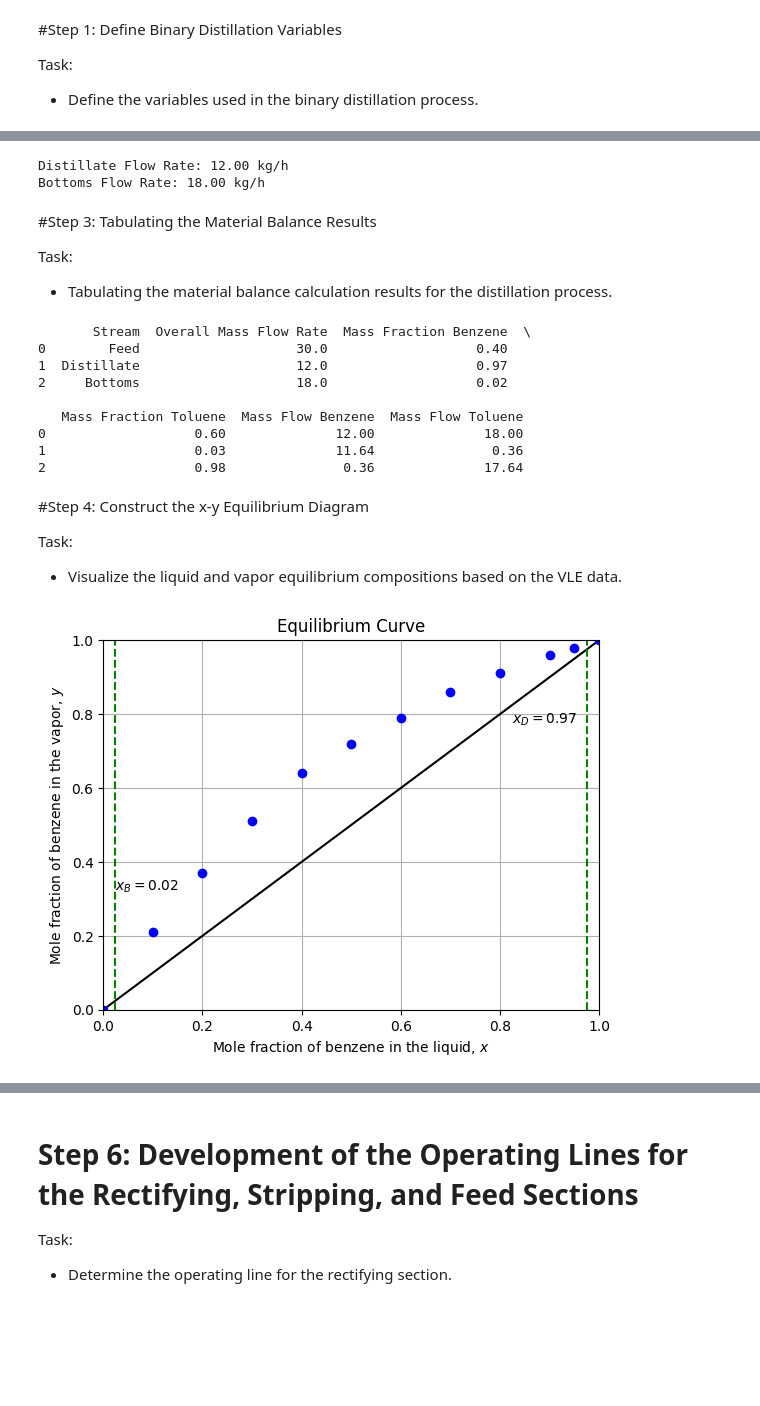
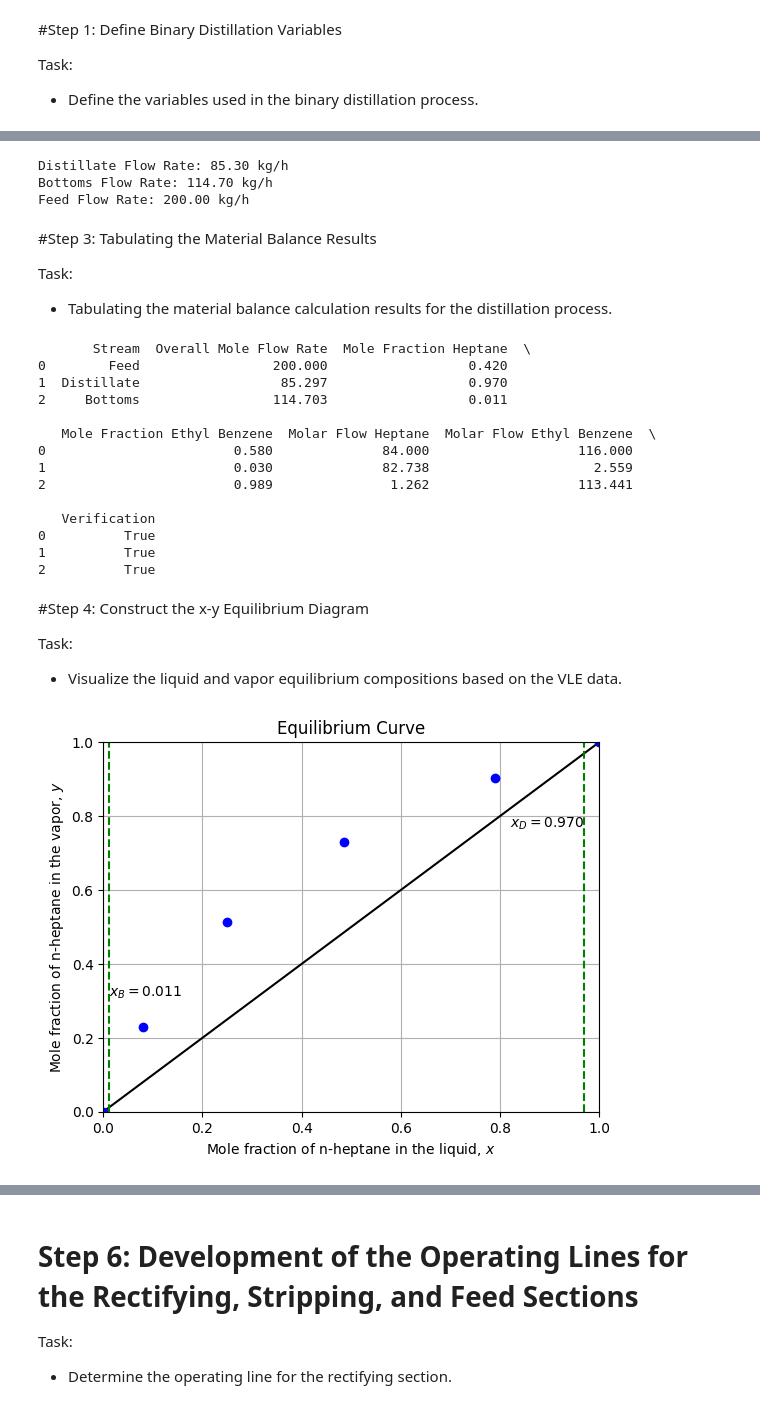
Before and after one commit to iamyosephch/chemical-engineering, a Jupyter notebook: Binary_Distillation.ipynb, the cells around one changed output, grey strips where cells are left out. Cells and saved outputs as stored; diff of their text form; code cells hidden in the pictures; blank space fills up the shorter version.

```diff
--- a/Binary_Distillation.ipynb
+++ b/Binary_Distillation.ipynb
@@ -161,16 +151,18 @@ $
 </div>
 # %%
 #Developing the Material Balance Model
-A = np.array([[1,1],[w_benzene_distillate,w_benzene_bottoms]])
-b = np.array([feed_flow,w_benzene_feed*feed_flow])
+A = np.array([[1,1],[mole_fraction_heptane_distillate ,mole_fraction_heptane_bottoms]])
+b = np.array([feed_flow_mol_h,mole_fraction_heptane_feed*feed_flow_mol_h])
 x = np.linalg.solve(A,b)
 distillate_flow = x[0]
 bottoms_flow = x[1]
 print(f"Distillate Flow Rate: {distillate_flow:.2f} kg/h")
 print(f"Bottoms Flow Rate: {bottoms_flow:.2f} kg/h")
+print(f"Feed Flow Rate: {distillate_flow+bottoms_flow:.2f} kg/h")
 # %% [output]
-Distillate Flow Rate: 12.00 kg/h
-Bottoms Flow Rate: 18.00 kg/h
+Distillate Flow Rate: 85.30 kg/h
+Bottoms Flow Rate: 114.70 kg/h
+Feed Flow Rate: 200.00 kg/h
 # %% [markdown]
 #Step 3: Tabulating the Material Balance Results
 
@@ -181,24 +173,30 @@ import pandas as pd
 
 #Defining the variable and results of material balance calculation
 stream = ["Feed","Distillate","Bottoms"]
-mass_flow_rate = [feed_flow,distillate_flow,bottoms_flow]
-mass_fraction_benzene = [feed_mass_fractions[0],distillate_mass_fractions[0],bottoms_mass_fractions[0]]
+mole_flow_rate = np.round([feed_flow_mol_h,distillate_flow,bottoms_flow],3)
+mole_fraction_heptane = np.round([mole_fraction_heptane_feed,mole_fraction_heptane_distillate,mole_fraction_heptane_bottoms],3)
 
-data = pd.DataFrame({"Stream":stream,"Overall Mass Flow Rate":mass_flow_rate,"Mass Fraction Benzene":mass_fraction_benzene})
-data["Mass Fraction Toluene"] = complement_fraction(data["Mass Fraction Benzene"])
-data["Mass Flow Benzene"] = data["Overall Mass Flow Rate"] * data["Mass Fraction Benzene"]
-data["Mass Flow Toluene"] = data["Overall Mass Flow Rate"] - data["Mass Flow Benzene"]
+data = pd.DataFrame({"Stream":stream,"Overall Mole Flow Rate":mole_flow_rate,"Mole Fraction Heptane":mole_fraction_heptane})
+data["Mole Fraction Ethyl Benzene"] = complement_fraction(data["Mole Fraction Heptane"])
+data["Molar Flow Heptane"] = np.round(data["Overall Mole Flow Rate"] * data["Mole Fraction Heptane"],3)
+data["Molar Flow Ethyl Benzene"] = np.round(data["Overall Mole Flow Rate"] - data["Molar Flow Heptane"],3)
+data["Verification"] = data["Molar Flow Heptane"] + data["Molar Flow Ethyl Benzene"] == data["Overall Mole Flow Rate"]
 print(data)
 # %% [output]
-       Stream  Overall Mass Flow Rate  Mass Fraction Benzene  \
-0        Feed                    30.0                   0.40
-1  Distillate                    12.0                   0.97
-2     Bottoms                    18.0                   0.02
+       Stream  Overall Mole Flow Rate  Mole Fraction Heptane  \
+0        Feed                 200.000                  0.420
+1  Distillate                  85.297                  0.970
+2     Bottoms                 114.703                  0.011
 
-   Mass Fraction Toluene  Mass Flow Benzene  Mass Flow Toluene
-0                   0.60              12.00              18.00
-1                   0.03              11.64               0.36
-2                   0.98               0.36              17.64
+   Mole Fraction Ethyl Benzene  Molar Flow Heptane  Molar Flow Ethyl Benzene  \
+0                        0.580              84.000                   116.000
+1                        0.030              82.738                     2.559
+2                        0.989               1.262                   113.441
+
+   Verification
+0          True
+1          True
+2          True
 # %% [markdown]
 #Step 4: Construct the x-y Equilibrium Diagram
 
@@ -207,24 +205,24 @@ Task:
 # %%
 #Define the x–y Line
 def line45deg(x):
   return x
 
 increment = 0.1
 x_line_45 = np.linspace(0,1,100)
 y_line_45 = line45deg(x_line_45)
 
 plt.plot(x_line_45,y_line_45,color="black")
-plt.plot(mole_x_benzene,mole_y_benzene,'bo')
+plt.plot(mole_x_heptane,mole_y_heptane,'bo')
 plt.title('Equilibrium Curve')
-plt.xlabel('Mole fraction of benzene in the liquid, $x$')
-plt.ylabel('Mole fraction of benzene in the vapor, $y$')
+plt.xlabel('Mole fraction of n-heptane in the liquid, $x$')
+plt.ylabel('Mole fraction of n-heptane in the vapor, $y$')
 plt.xlim(0,1)
 plt.ylim(0,1)
-plt.vlines(x=distillate_mole_fractions[0],ymin=0,ymax=1,color="green",ls='--')
-plt.vlines(x=bottoms_mole_fractions[0],ymin=0,ymax=1,color="green",ls='--')
-plt.text(distillate_mole_fractions[0]-0.15,distillate_mole_fractions[0]-0.2,f"$x_D={distillate_mole_fractions[0]:.2f}$")
-plt.text(bottoms_mole_fractions[0],bottoms_mole_fractions[0]+0.3,f"$x_B={bottoms_mole_fractions[0]:.2f}$")
+plt.vlines(x=mole_fraction_heptane_distillate,ymin=0,ymax=1,color="green",ls='--')
+plt.vlines(x=mole_fraction_heptane_bottoms ,ymin=0,ymax=1,color="green",ls='--')
+plt.text(mole_fraction_heptane_distillate-0.15,mole_fraction_heptane_distillate-0.2,f"$x_D={mole_fraction_heptane_distillate:.3f}$")
+plt.text(mole_fraction_heptane_bottoms,mole_fraction_heptane_bottoms +0.3,f"$x_B={mole_fraction_heptane_bottoms :.3f}$")
 plt.grid()
 plt.show()
 # %% [output]
-[figure, old version]
+[figure, new version]
```
Also changed, not shown: parts of 12 cells of this notebook.
